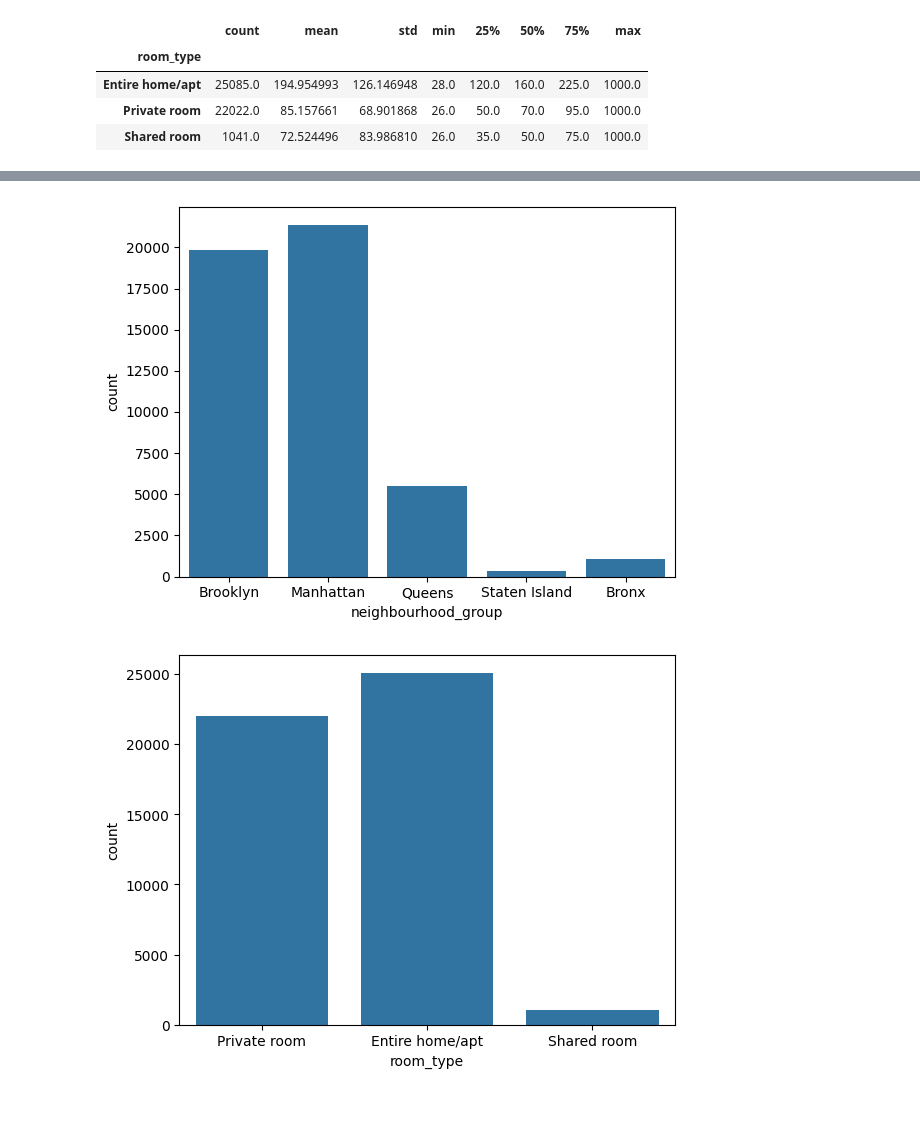
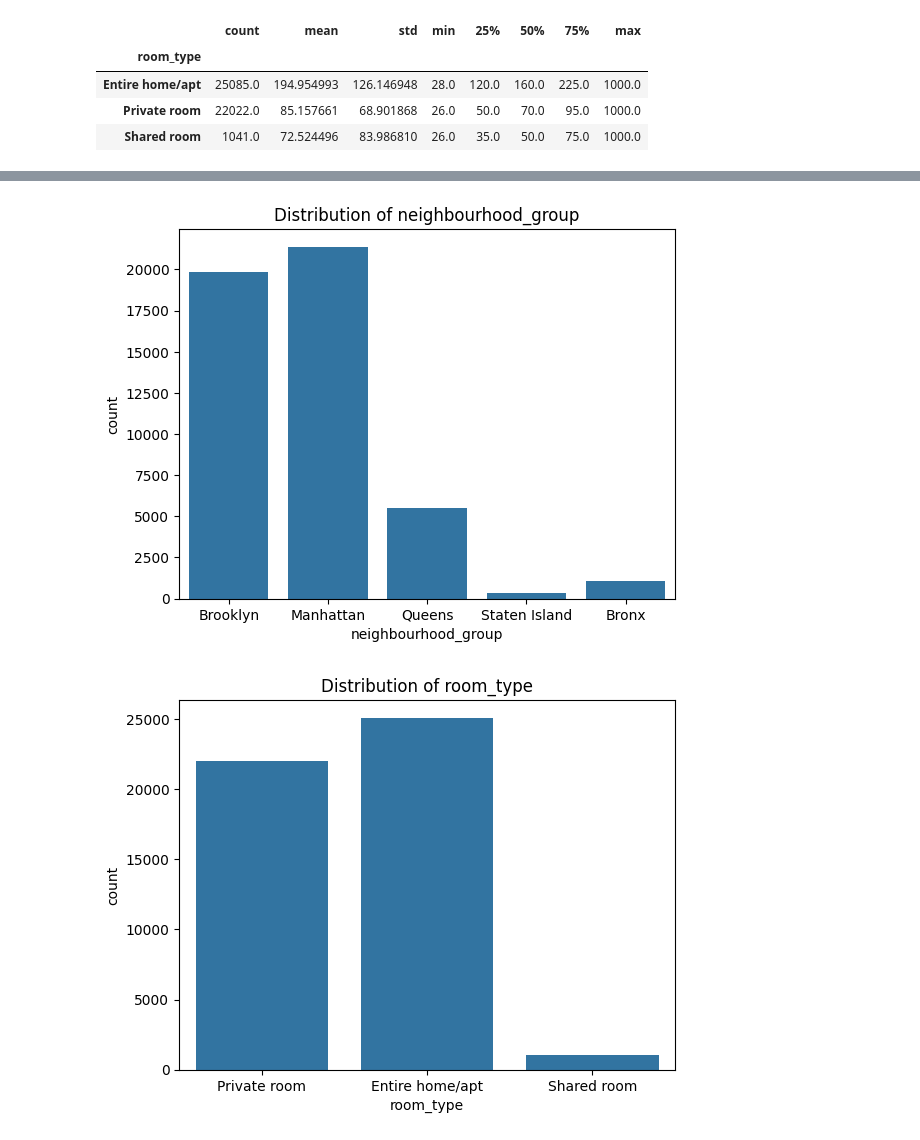
Before and after one commit to agrotz-msai/ai-programming-foundations-project, a Jupyter notebook: data_workflow.ipynb, the cells around one changed output, grey strips where cells are left out. Drawn from its saved outputs; the diff is of its cells as text; code cells hidden in the pictures; blank space fills up the shorter version.

```diff
--- a/data_workflow.ipynb
+++ b/data_workflow.ipynb
@@ -265,8 +283,16 @@ df.reviews_per_month.hist();
 # %%
-sns.countplot(data=df, x='neighbourhood_group');
+ax = sns.countplot(data=df, x='neighbourhood_group');
+plt.xlabel('neighbourhood_group')
+plt.ylabel('count')
+plt.title('Distribution of neighbourhood_group')
+plt.show()
 # %% [output]
-[figure, old version]
+[figure, new version]
 # %%
-sns.countplot(data=df, x='room_type');
+ax = sns.countplot(data=df, x='room_type');
+plt.xlabel('room_type')
+plt.ylabel('count')
+plt.title('Distribution of room_type')
+plt.show()
 # %% [output]
-[figure, old version]
+[figure, new version]
```
Also changed, not shown: parts of 25 cells of this notebook, 1 other file.
